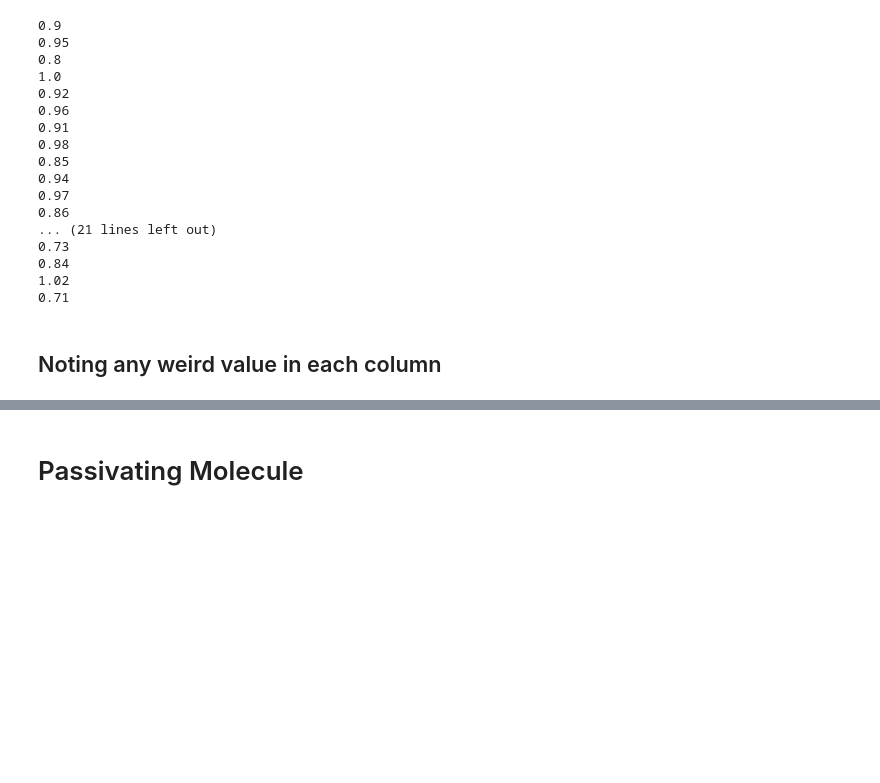
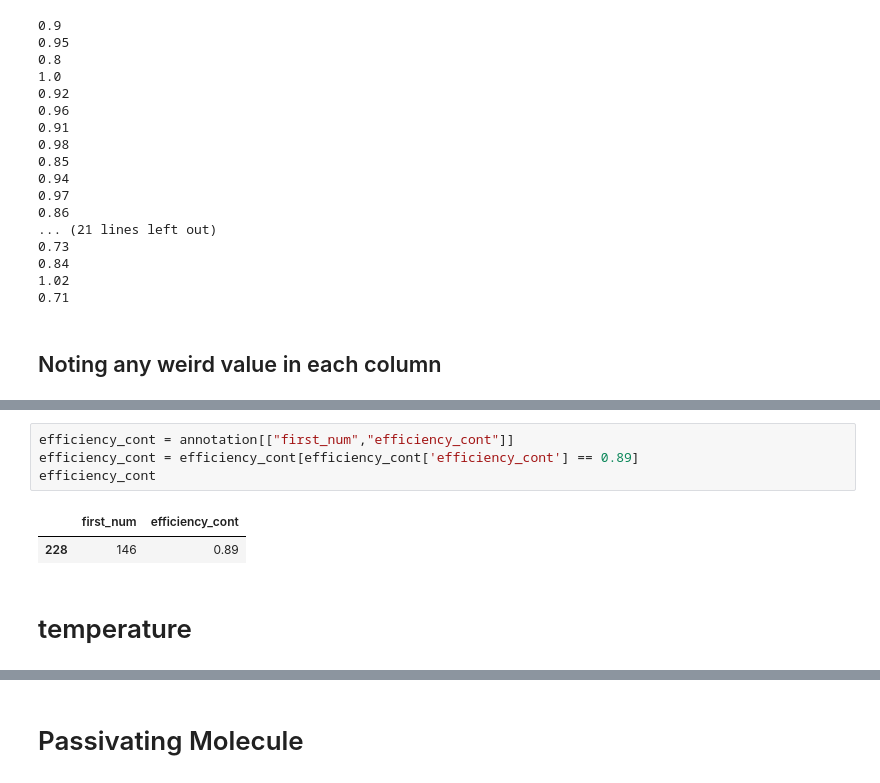
Before and after one commit to kanggunh/DSC180_B11_Q2, a Jupyter notebook: inspect_annotation.ipynb, the cells around one changed output, grey strips where cells are left out. Drawn from its saved outputs; the diff is of its cells as text; blank space fills up the shorter version.

```diff
--- a/inspect_annotation.ipynb
+++ b/inspect_annotation.ipynb
@@ -45,0 +82,9 @@ for index, value in data_inspect.iteritems():
+# %%
+efficiency_cont = annotation[["first_num","efficiency_cont"]]
+efficiency_cont = efficiency_cont[efficiency_cont['efficiency_cont'] == 0.89]
+efficiency_cont
+# %% [output]
+|  | first_num | efficiency_cont |
+| 228 | 146 | 0.89 |
+# %% [markdown]
+# temperature
```
Also changed, not shown: parts of 11 cells of this notebook, 1 other file.
